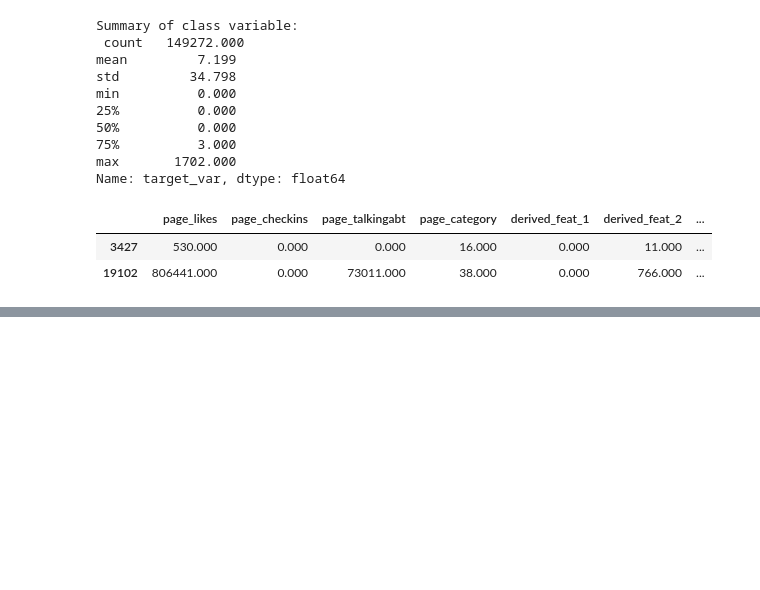
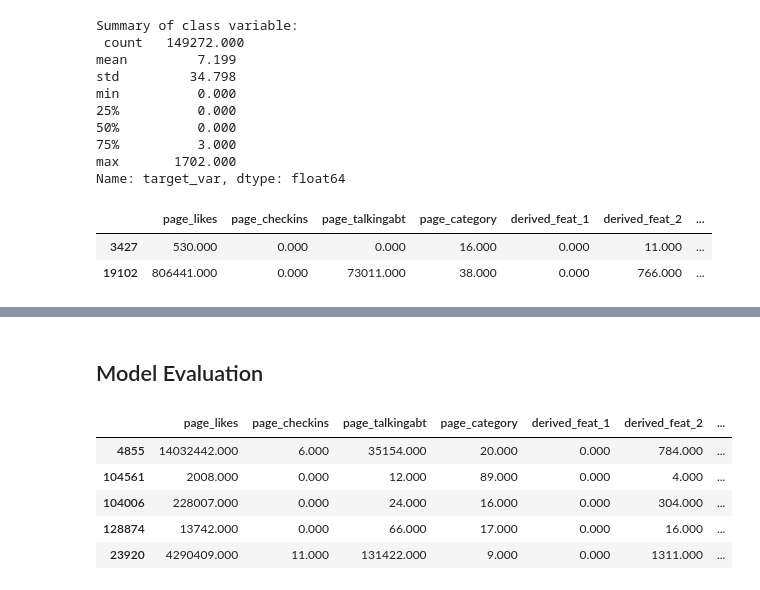
Before and after one commit to Richies2all/facebook_comments_predictions, a Jupyter notebook: Experimentation.ipynb, the cells around one changed output, grey strips where cells are left out. Drawn from its saved outputs; the diff is of its cells as text; code cells hidden in the pictures; blank space fills up the shorter version.

```diff
--- a/Experimentation.ipynb
+++ b/Experimentation.ipynb
@@ -299,0 +339,11 @@ Wall time: 56 s
+# %% [markdown]
+## Model Evaluation
+# %%
+test_data.head()
+# %% [output]
+|  | page_likes | page_checkins | page_talkingabt | page_category | derived_feat_1 | derived_feat_2 | ... |
+| 4855 | 14032442.000 | 6.000 | 35154.000 | 20.000 | 0.000 | 784.000 | ... |
+| 104561 | 2008.000 | 0.000 | 12.000 | 89.000 | 0.000 | 4.000 | ... |
+| 104006 | 228007.000 | 0.000 | 24.000 | 16.000 | 0.000 | 304.000 | ... |
+| 128874 | 13742.000 | 0.000 | 66.000 | 17.000 | 0.000 | 16.000 | ... |
+| 23920 | 4290409.000 | 11.000 | 131422.000 | 9.000 | 0.000 | 1311.000 | ... |
```
Also changed, not shown: parts of 13 cells of this notebook, 2 other files.
